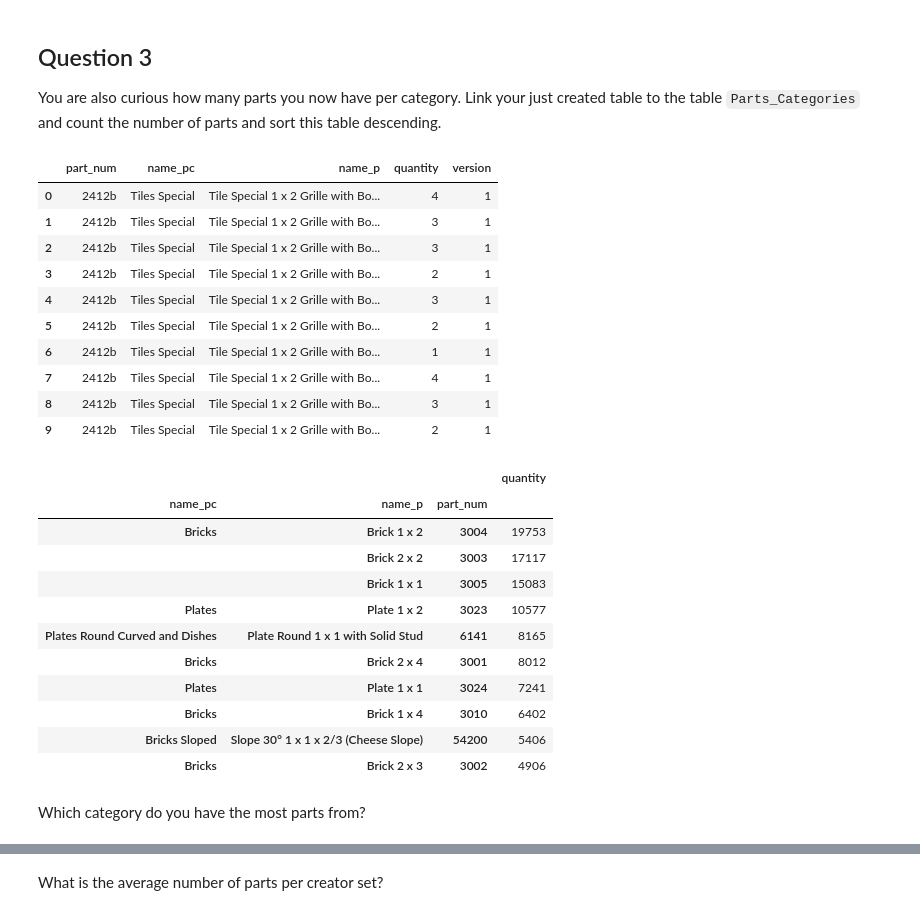
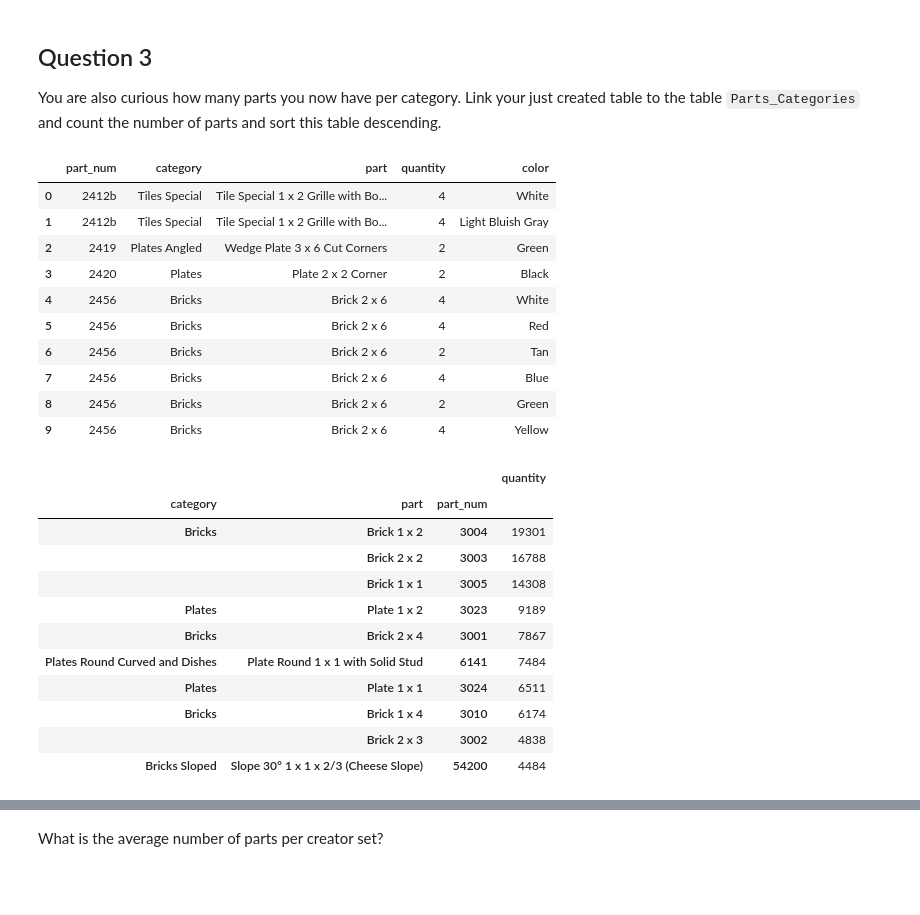
Before and after one commit to vstrien/1-meting-legocase, a Jupyter notebook: Uitwerkingen/Q4.ipynb, the cells around one changed output, grey strips where cells are left out. Drawn from its saved outputs; the diff is of its cells as text; code cells hidden in the pictures; blank space fills up the shorter version.

```diff
--- a/Uitwerkingen/Q4.ipynb
+++ b/Uitwerkingen/Q4.ipynb
@@ -389,39 +389,43 @@ You are also curious how many parts you now have per category. Link your just cr
 # %%
 # Let's first link the table with the parts and parts_categories tables.
 # Because of our findings with Q2, we will keep the "version" column in here as well:
 my_parts_categories = (
     all_my_parts
+
+    # Note that we are only interested in version 1 here.
+    # If you didn't "uncover" the way the versions work, you can also remove this line to see how many parts you would have.
+    .query("version == 1")
     .merge(parts, left_on='part_num', right_on='part_num', suffixes=(None, '_p'))
     .merge(part_categories, left_on="part_cat_id", right_on="id", suffixes=(None, "_pc"))
-)[["part_num", "name_pc", "name_p", "quantity", "version"]]
+    .merge(colors, left_on="color_id", right_on="id", suffixes=(None, "_c"))
+    .rename(columns={"name_pc": "category", "name_p": "part", "name_c": "color"})
+)[["part_num", "category", "part", "quantity", "color"]]
 my_parts_categories.head(10)
 # %% [output]
-|  | part_num | name_pc | name_p | quantity | version |
-| 0 | 2412b | Tiles Special | Tile Special 1 x 2 Grille with Bo... | 4 | 1 |
-| 1 | 2412b | Tiles Special | Tile Special 1 x 2 Grille with Bo... | 3 | 1 |
-| 2 | 2412b | Tiles Special | Tile Special 1 x 2 Grille with Bo... | 3 | 1 |
-| 3 | 2412b | Tiles Special | Tile Special 1 x 2 Grille with Bo... | 2 | 1 |
-| 4 | 2412b | Tiles Special | Tile Special 1 x 2 Grille with Bo... | 3 | 1 |
-| 5 | 2412b | Tiles Special | Tile Special 1 x 2 Grille with Bo... | 2 | 1 |
-| 6 | 2412b | Tiles Special | Tile Special 1 x 2 Grille with Bo... | 1 | 1 |
-| 7 | 2412b | Tiles Special | Tile Special 1 x 2 Grille with Bo... | 4 | 1 |
-| 8 | 2412b | Tiles Special | Tile Special 1 x 2 Grille with Bo... | 3 | 1 |
-| 9 | 2412b | Tiles Special | Tile Special 1 x 2 Grille with Bo... | 2 | 1 |
+|  | part_num | category | part | quantity | color |
+| 0 | 2412b | Tiles Special | Tile Special 1 x 2 Grille with Bo... | 4 | White |
+| 1 | 2412b | Tiles Special | Tile Special 1 x 2 Grille with Bo... | 4 | Light Bluish Gray |
+| 2 | 2419 | Plates Angled | Wedge Plate 3 x 6 Cut Corners | 2 | Green |
+| 3 | 2420 | Plates | Plate 2 x 2 Corner | 2 | Black |
+| 4 | 2456 | Bricks | Brick 2 x 6 | 4 | White |
+| 5 | 2456 | Bricks | Brick 2 x 6 | 4 | Red |
+| 6 | 2456 | Bricks | Brick 2 x 6 | 2 | Tan |
+| 7 | 2456 | Bricks | Brick 2 x 6 | 4 | Blue |
+| 8 | 2456 | Bricks | Brick 2 x 6 | 2 | Green |
+| 9 | 2456 | Bricks | Brick 2 x 6 | 4 | Yellow |
 # %%
-my_parts_categories[["name_pc", "name_p", "part_num", "quantity"]].groupby(["name_pc", "name_p", "part_num"]).sum().sort_values("quantity", ascending=False).head(10)
+my_parts_categories[["category", "part", "part_num", "quantity"]].groupby(["category", "part", "part_num"]).sum().sort_values("quantity", ascending=False).head(10)
 # %% [output]
 |  |  |  | quantity |
-| name_pc | name_p | part_num |  |
-| Bricks | Brick 1 x 2 | 3004 | 19753 |
-|  | Brick 2 x 2 | 3003 | 17117 |
-|  | Brick 1 x 1 | 3005 | 15083 |
-| Plates | Plate 1 x 2 | 3023 | 10577 |
-| Plates Round Curved and Dishes | Plate Round 1 x 1 with Solid Stud | 6141 | 8165 |
-| Bricks | Brick 2 x 4 | 3001 | 8012 |
-| Plates | Plate 1 x 1 | 3024 | 7241 |
-| Bricks | Brick 1 x 4 | 3010 | 6402 |
-| Bricks Sloped | Slope 30° 1 x 1 x 2/3 (Cheese Slope) | 54200 | 5406 |
-| Bricks | Brick 2 x 3 | 3002 | 4906 |
+| category | part | part_num |  |
+| Bricks | Brick 1 x 2 | 3004 | 19301 |
+|  | Brick 2 x 2 | 3003 | 16788 |
+|  | Brick 1 x 1 | 3005 | 14308 |
+| Plates | Plate 1 x 2 | 3023 | 9189 |
+| Bricks | Brick 2 x 4 | 3001 | 7867 |
+| Plates Round Curved and Dishes | Plate Round 1 x 1 with Solid Stud | 6141 | 7484 |
+| Plates | Plate 1 x 1 | 3024 | 6511 |
+| Bricks | Brick 1 x 4 | 3010 | 6174 |
+|  | Brick 2 x 3 | 3002 | 4838 |
+| Bricks Sloped | Slope 30° 1 x 1 x 2/3 (Cheese Slope) | 54200 | 4484 |
-# %% [markdown]
-Which category do you have the most parts from?
 # %%
```
Also changed, not shown: parts of 27 cells of this notebook, 2 other files.
